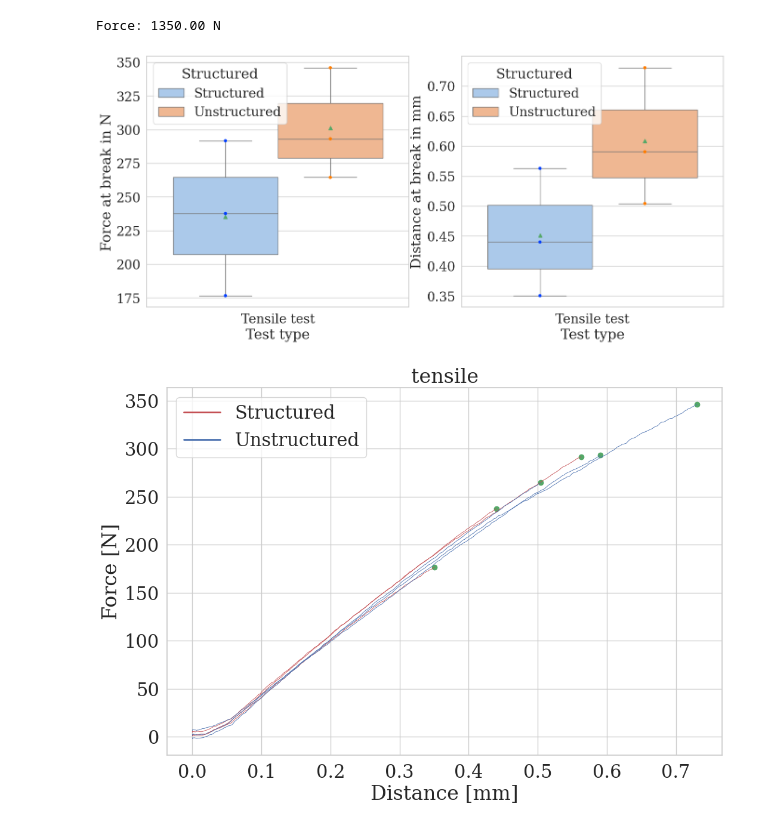
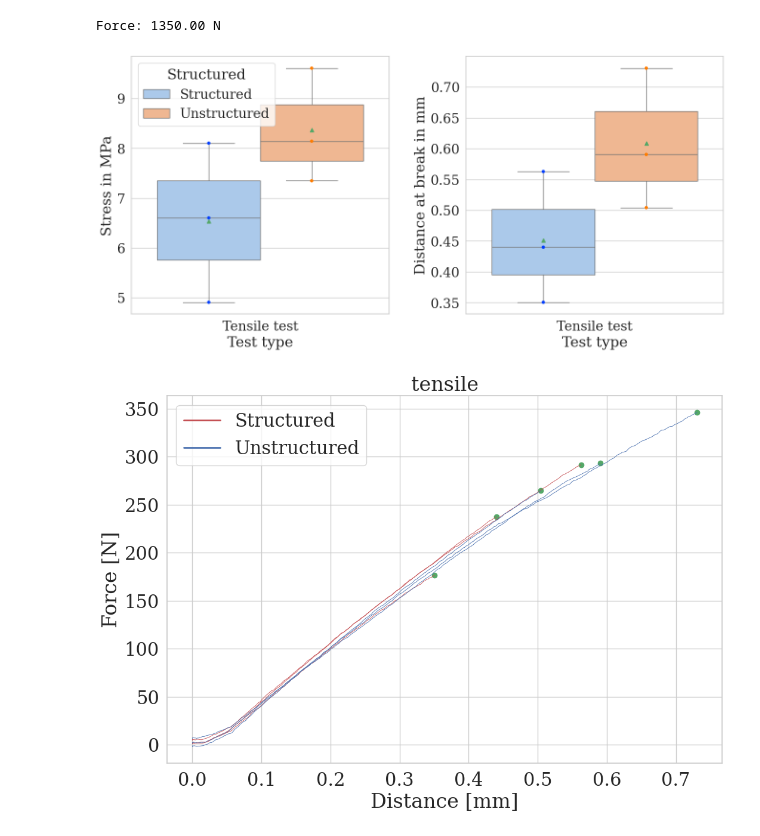
Before and after one commit to Eudoxosfly/Masterthesis, a Jupyter notebook: mechanical/compressive_shear.ipynb, the cells around one changed output. Drawn from its saved outputs; the diff is of its cells as text; code cells hidden in the pictures.

```diff
--- a/mechanical/compressive_shear.ipynb
+++ b/mechanical/compressive_shear.ipynb
@@ -30,43 +30,46 @@ data = to_df(
         # three_point,
         # four_point
 )
+data["Stress in MPa"] = data["Force at break in N"] / (6e-3)**2 * 1e-6
 # %%
 sns.set_theme(font_scale=1.8, font="serif", style="whitegrid")
 fig, axs = plt.subplots(1, 2, figsize=(16, 7))
+fig.subplots_adjust(wspace=0.3)
 sns.boxplot(x="Test type",
-            y="Force at break in N",
+            y="Stress in MPa",
             hue="Structured",
             data=data,
             ax=axs[0],
             showmeans=True,
             legend=True,
             palette="pastel")
 sns.swarmplot(x="Test type",
-              y="Force at break in N",
+              y="Stress in MPa",
               hue="Structured",
               data=data,
               dodge=True,
               ax=axs[0],
               legend=False,
               palette="bright")
 sns.boxplot(x="Test type",
             y="Distance at break in mm",
             hue="Structured",
             data=data,
             ax=axs[1],
             showmeans=True,
+            legend=False,
             palette="pastel")
 sns.swarmplot(x="Test type",
               y="Distance at break in mm",
               hue="Structured",
               data=data,
               dodge=True,
               ax=axs[1],
               legend=False,
               palette="bright")
-plt.savefig(path.replace("02_Data", "06_Results") + "box_plots_tensile.pdf")
+plt.savefig(path.replace("02_Data", "06_Results") + "box_plots_tensile.png")
 # %% [output]
-[figure, old version]
+[figure, new version]
 # %%
 plot_set(tensile)
 plot_set(four_point)
```
Also changed, not shown: 15 other files.
